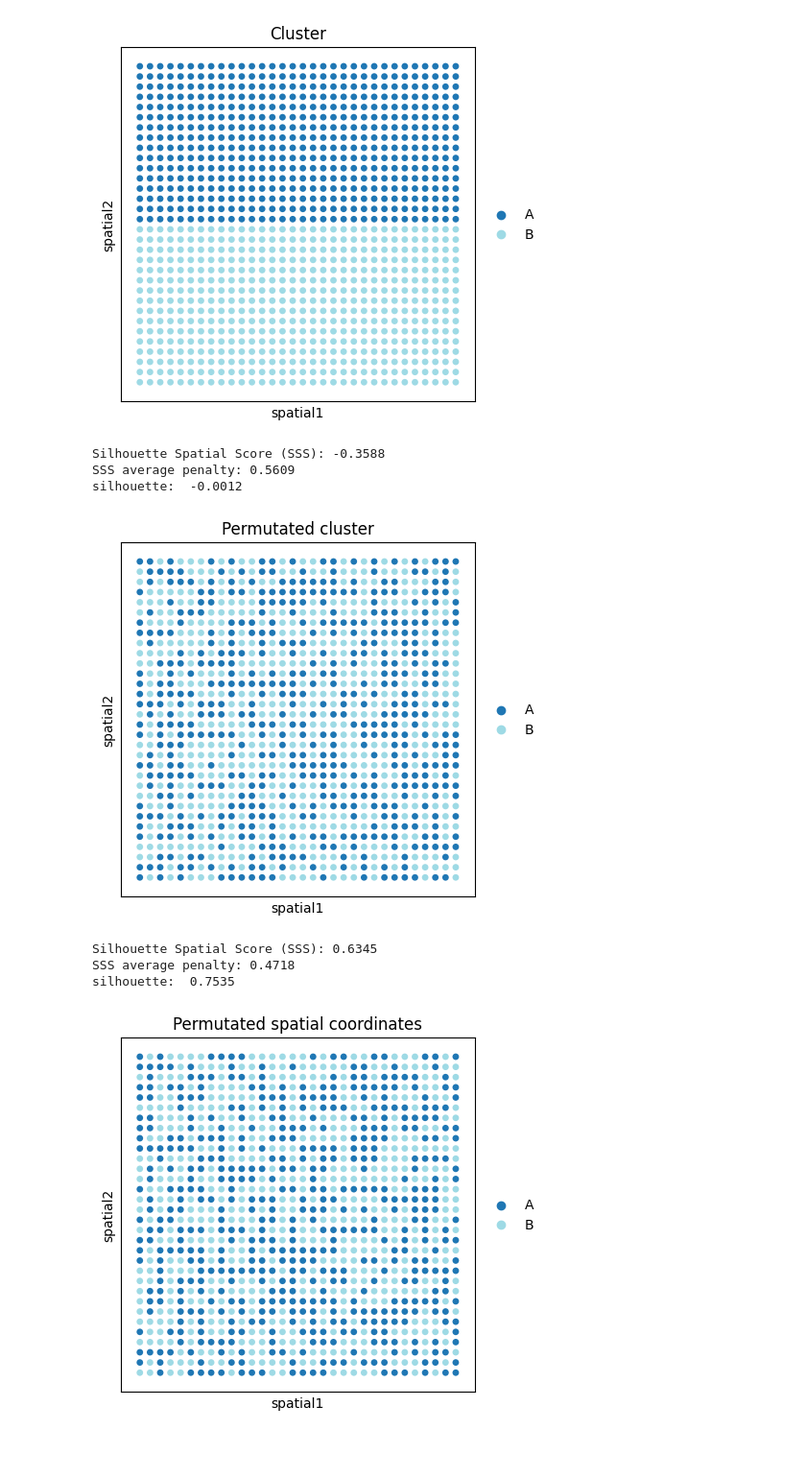
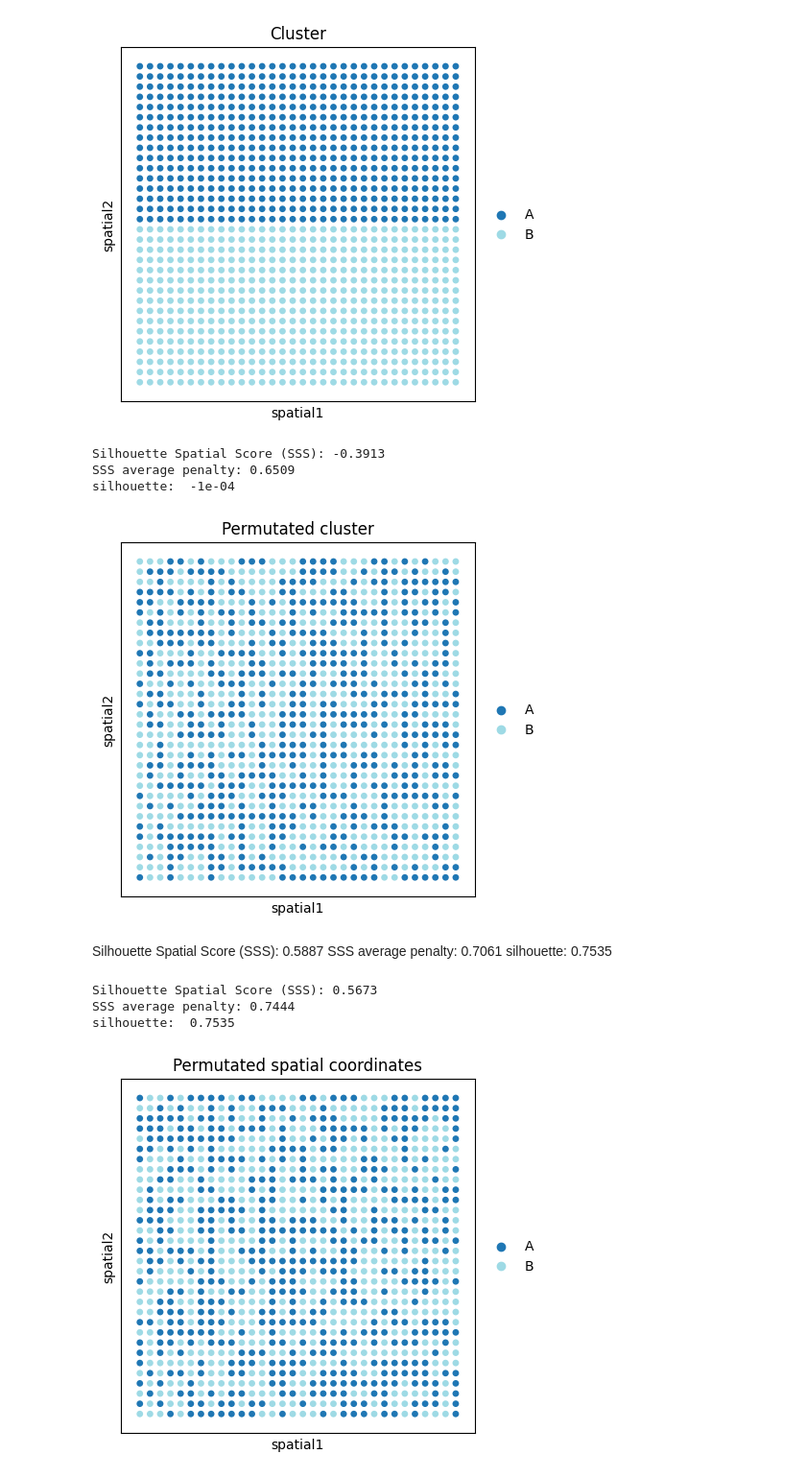
Before and after one commit to InfOmics/spatial_ss, a Jupyter notebook: Analyze_synthetic_data.ipynb, the cells around one changed output. Shown at 96% size. Saved outputs shown, nothing was run; the diff lists cells and outputs as text; code cells hidden in the pictures; blank space fills up the shorter version.

Commit message:
updated tutorial for reproducibility

```diff
--- a/Analyze_synthetic_data.ipynb
+++ b/Analyze_synthetic_data.ipynb
@@ -153,8 +146,8 @@ plt.savefig("figures/synthetic_data_groups.png", dpi=300, bbox_inches="tight")
 # %% [output]
 [figure]
 # %%
-np.random.seed(43)  # For reproducibility
-adata.obs['group_perm'] = np.random.permutation(adata.obs['group'].values)
+rng = np.random.default_rng(seed=43)
+adata.obs['group_perm'] = rng.permutation(adata.obs['group'].values)
 # %%
 
     # Run SSS computation
@@ -180,7 +173,7 @@ print("silhouette: ",np.round(silhouette,4))
 sc.pl.spatial(adata, color="group_perm",palette='tab20', title='Permutated cluster', spot_size=0.02,show=False)
 plt.savefig("figures/synthetic_data_groups_perm.png", dpi=300, bbox_inches="tight")
 # %% [output]
-Silhouette Spatial Score (SSS): -0.3588
-SSS average penalty: 0.5609
-silhouette:  -0.0012
+Silhouette Spatial Score (SSS): -0.3913
+SSS average penalty: 0.6509
+silhouette:  -1e-04
-[figure, old version]
+[figure, new version]
@@ -198,29 +180,41 @@ adata.obsm['spatial'] = adata.obsm['spatial'][perm]
+# %%
+import numpy as np
+
+n = adata.obsm['spatial'].shape[0]
+rng = np.random.default_rng(seed=43)
+perm = rng.choice(n, size=n, replace=False)
+adata.obsm['spatial'] = adata.obsm['spatial'][perm]
+# %% [markdown]
+Silhouette Spatial Score (SSS): 0.5887
+SSS average penalty: 0.7061
+silhouette:  0.7535
 # %%
 
     # Run SSS computation
 silhouette_spatial = silhouette_spatial_score(
         adata.obsm["X_pca"],
         adata.obs['group'],
         adata,
         metric="cosine",
-        is_visium=False
+        is_visium=False,
+
     )
 adata.uns["SSS"] = silhouette_spatial
 
 print("Silhouette Spatial Score (SSS):", np.round(silhouette_spatial, 4))
 
 if "average_penalty" in adata.uns:
         penalty = adata.uns["average_penalty"]
         print("SSS average penalty:", np.round(penalty, 4))
 else:
         print("Warning: average_penalty not found in `adata.uns`.")
 
 silhouette = silhouette_score(adata.obsm["X_pca"], adata.obs['group'], metric='cosine')
 print("silhouette: ",np.round(silhouette,4))
 sc.pl.spatial(adata, color="group",palette='tab20', title='Permutated spatial coordinates', spot_size=0.02,show=False)
 plt.savefig("figures/synthetic_data_spatial_perm.png", dpi=300, bbox_inches="tight")
 # %% [output]
-Silhouette Spatial Score (SSS): 0.6345
-SSS average penalty: 0.4718
+Silhouette Spatial Score (SSS): 0.5673
+SSS average penalty: 0.7444
 silhouette:  0.7535
-[figure, old version]
+[figure, new version]
```
Also changed, not shown: parts of 3 cells of this notebook, 2 other files.
